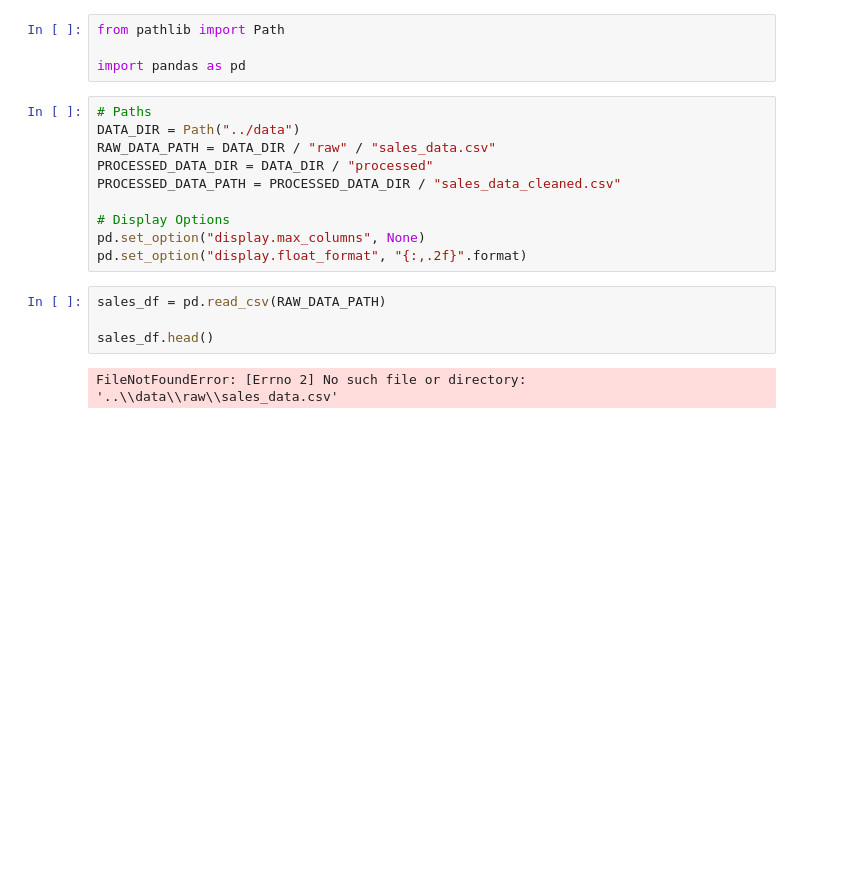
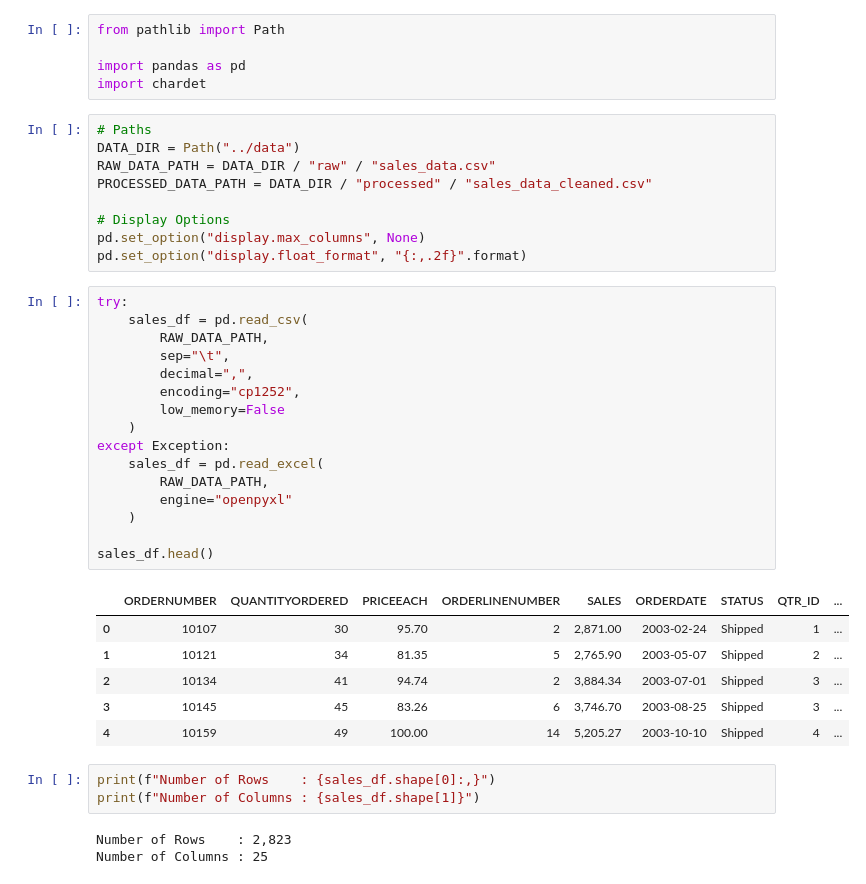
Before and after one commit to galhkoernia/retail-sales-analysis, a Jupyter notebook: notebooks/01_data_cleaning.ipynb, the cells around one changed output. Saved outputs shown, nothing was run; the diff lists cells and outputs as text; blank space fills up the shorter version.

Commit message:
feat: data cleaning of dataset retail

```diff
--- a/notebooks/01_data_cleaning.ipynb
+++ b/notebooks/01_data_cleaning.ipynb
@@ -2,19 +2,42 @@
 from pathlib import Path
 
 import pandas as pd
+import chardet
 # %%
 # Paths
 DATA_DIR = Path("../data")
 RAW_DATA_PATH = DATA_DIR / "raw" / "sales_data.csv"
-PROCESSED_DATA_DIR = DATA_DIR / "processed"
-PROCESSED_DATA_PATH = PROCESSED_DATA_DIR / "sales_data_cleaned.csv"
+PROCESSED_DATA_PATH = DATA_DIR / "processed" / "sales_data_cleaned.csv"
 
 # Display Options
 pd.set_option("display.max_columns", None)
 pd.set_option("display.float_format", "{:,.2f}".format)
-# %%
-sales_df = pd.read_csv(RAW_DATA_PATH)
-
-sales_df.head()
-# %% [output]
-FileNotFoundError: [Errno 2] No such file or directory: '..\\data\\raw\\sales_data.csv'
+# %%
+try:
+    sales_df = pd.read_csv(
+        RAW_DATA_PATH,
+        sep="\t",
+        decimal=",",
+        encoding="cp1252",
+        low_memory=False
+    )
+except Exception:
+    sales_df = pd.read_excel(
+        RAW_DATA_PATH,
+        engine="openpyxl"
+    )
+
+sales_df.head()
+# %% [output]
+|  | ORDERNUMBER | QUANTITYORDERED | PRICEEACH | ORDERLINENUMBER | SALES | ORDERDATE | STATUS | QTR_ID | ... |
+| 0 | 10107 | 30 | 95.70 | 2 | 2,871.00 | 2003-02-24 | Shipped | 1 | ... |
+| 1 | 10121 | 34 | 81.35 | 5 | 2,765.90 | 2003-05-07 | Shipped | 2 | ... |
+| 2 | 10134 | 41 | 94.74 | 2 | 3,884.34 | 2003-07-01 | Shipped | 3 | ... |
+| 3 | 10145 | 45 | 83.26 | 6 | 3,746.70 | 2003-08-25 | Shipped | 3 | ... |
+| 4 | 10159 | 49 | 100.00 | 14 | 5,205.27 | 2003-10-10 | Shipped | 4 | ... |
+# %%
+print(f"Number of Rows    : {sales_df.shape[0]:,}")
+print(f"Number of Columns : {sales_df.shape[1]}")
+# %% [output]
+Number of Rows    : 2,823
+Number of Columns : 25
```
Also changed, not shown: parts of 8 cells of this notebook, 4 other files.
